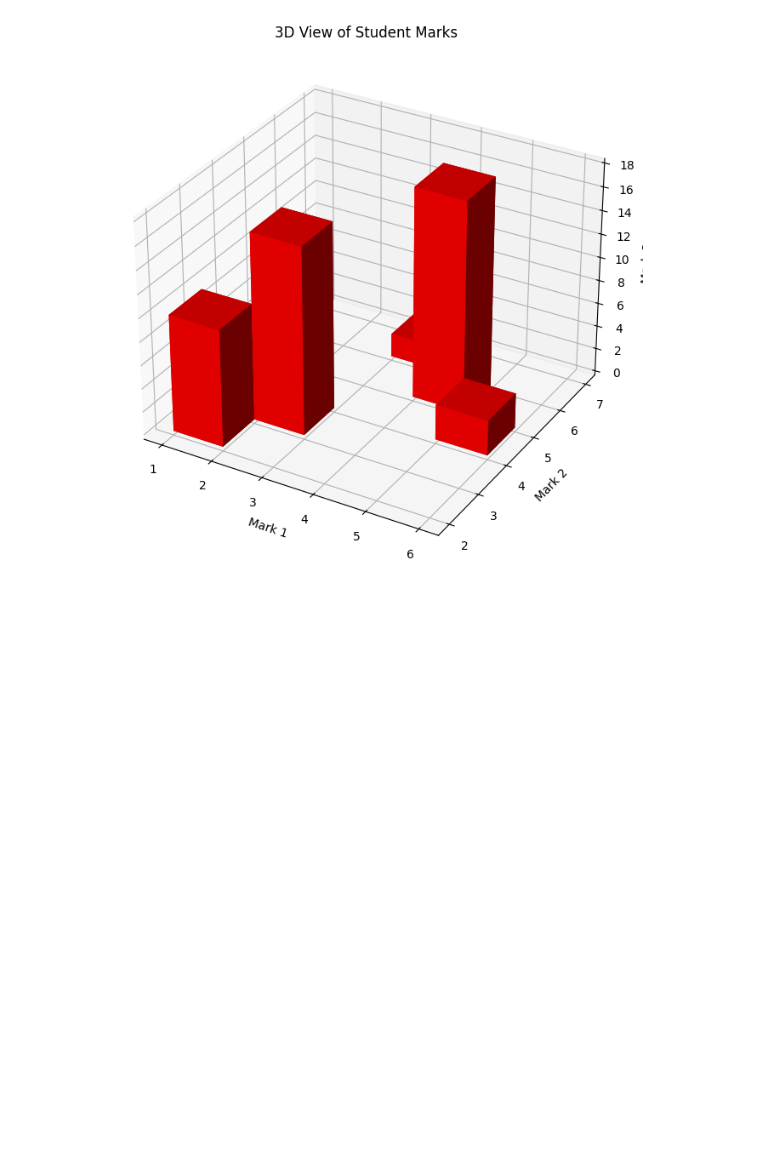
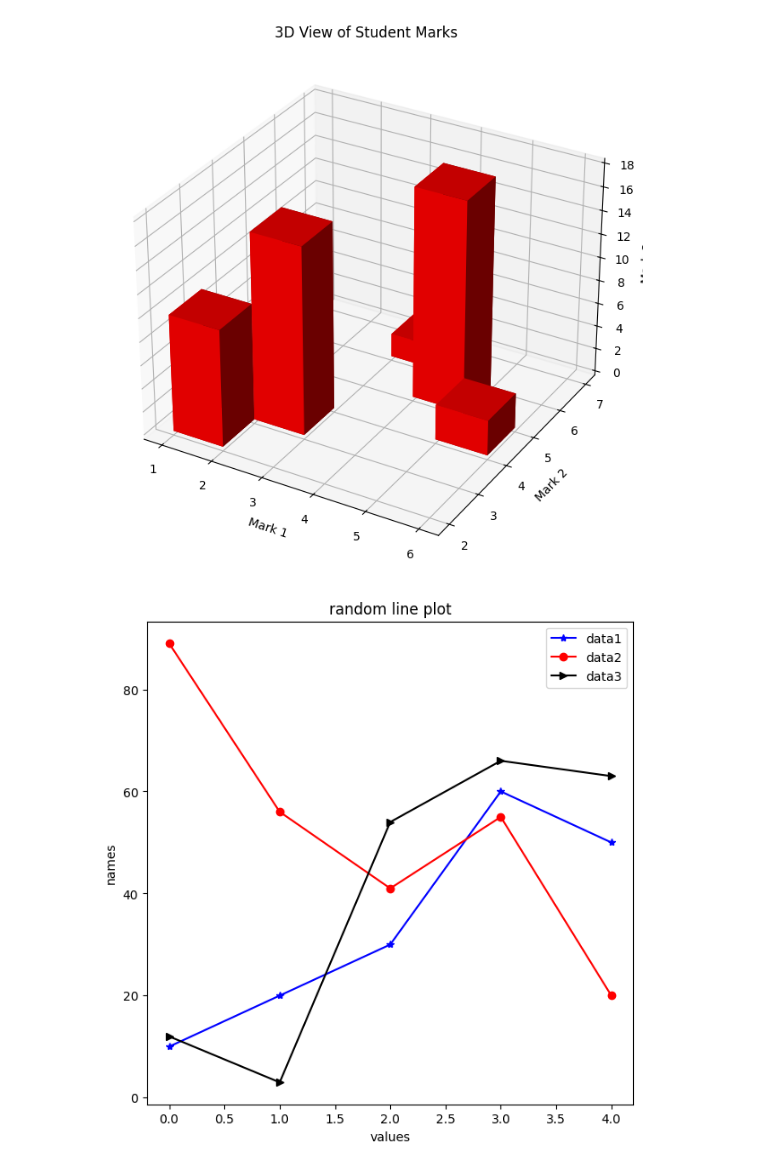
Before and after one commit to Avinash2003-11/Machine-learning, a Jupyter notebook: exp.ipynb, the cells around one changed output. Drawn from its saved outputs; the diff is of its cells as text; code cells hidden in the pictures; blank space fills up the shorter version.

```diff
--- a/exp.ipynb
+++ b/exp.ipynb
@@ -436,3 +436,21 @@ ax.set_title("3D View of Student Marks")
 plt.show()
 # %% [output]
 [figure]
+# %%
+import matplotlib.pyplot as plt
+a= [10,20,30,60,50]
+b = [89,56,41,55,20]
+c = [12,3,54,66,63]
+
+plt.figure(figsize=(7,7))
+
+plt.plot(a, linestyle = '-', label = 'data1', marker = '*', color = 'blue')
+plt.plot(b, linestyle = '-', label = 'data2', marker = 'o', color = 'red' )
+plt.plot(c, linestyle = '-', label = 'data3', marker = '>', color = 'black')
+plt.xlabel("values")
+plt.ylabel("names")
+plt.title("random line plot")
+plt.legend()
+plt.show()
+# %% [output]
+[figure, added]
```
Also changed, not shown: parts of 5 cells of this notebook.
